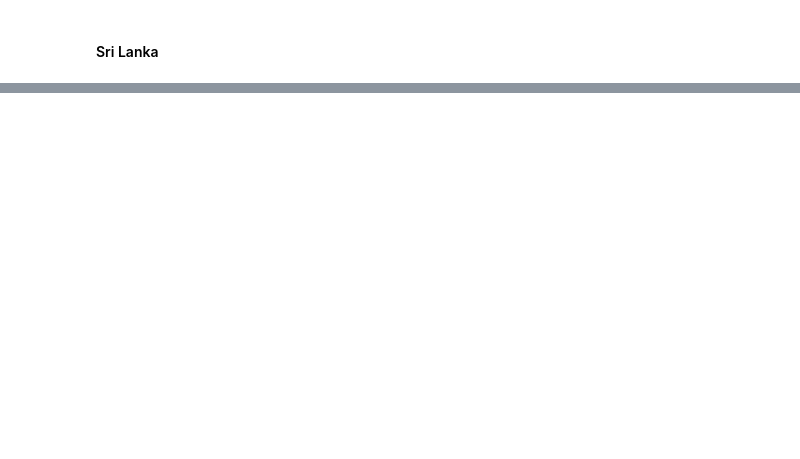
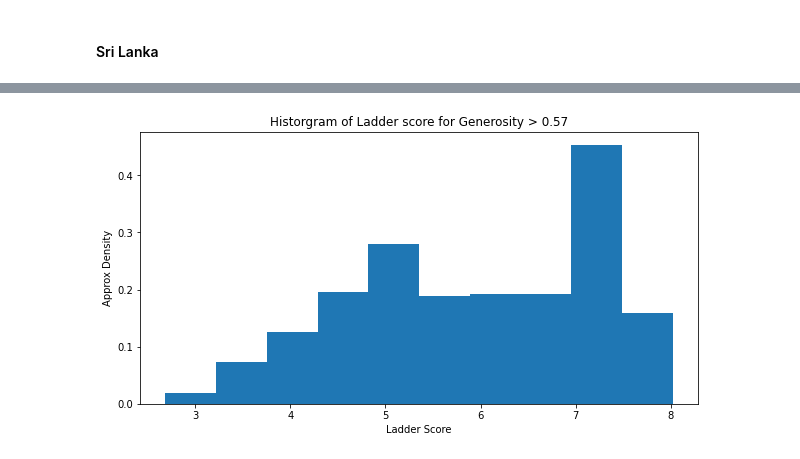
Before and after one commit to k-girish/world-happiness, a Jupyter notebook: notebooks/predict_happiness.ipynb, the cells around one changed output, grey strips where cells are left out. Saved outputs shown, nothing was run; the diff lists cells and outputs as text; code cells hidden in the pictures; blank space fills up the shorter version.

```diff
--- a/notebooks/predict_happiness.ipynb
+++ b/notebooks/predict_happiness.ipynb
@@ -243,0 +328,9 @@ plt.show()
+# %%
+plt.figure(figsize=(10, 5))
+plt.hist(XTrain[XTrain['Generosity']>0.57].loc[:, 'Ladder score'], density=True)
+plt.xlabel('Ladder Score')
+plt.ylabel('Approx Density')
+plt.title('Historgram of Ladder score for Generosity > 0.57')
+plt.show()
+# %% [output]
+[figure, added]
```
Also changed, not shown: parts of 38 cells of this notebook.
